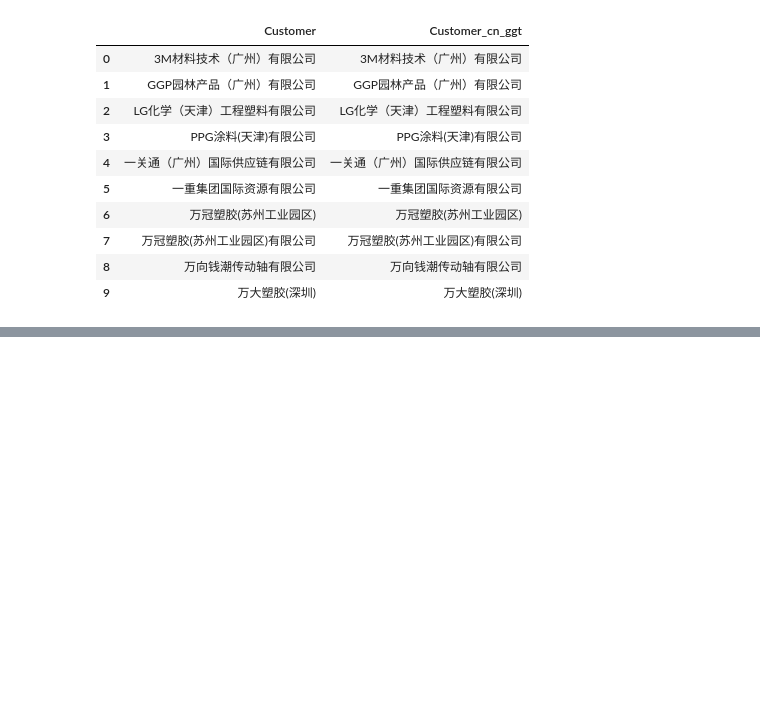
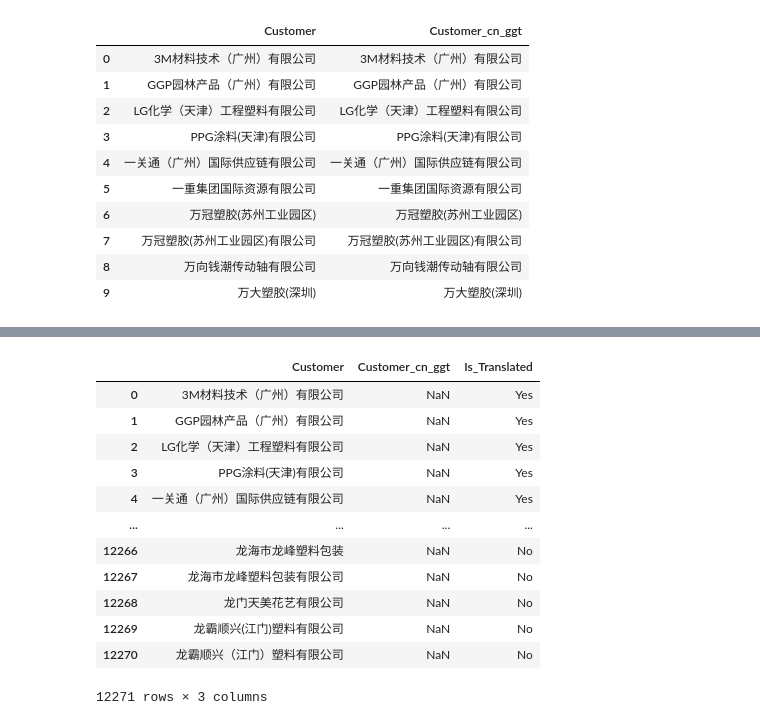
Before and after one commit to vittaya/DSEP, a Jupyter notebook: Chinese_Translate.ipynb, the cells around one changed output, grey strips where cells are left out. Cells and saved outputs as stored; diff of their text form; code cells hidden in the pictures; blank space fills up the shorter version.

```diff
--- a/Chinese_Translate.ipynb
+++ b/Chinese_Translate.ipynb
@@ -155,12 +98,0 @@ tmp_df
-# %%
-i=0
-customer_translated_df = pd.DataFrame()
-while (len(customer_df[customer_df['Is_Translated']=='No']) > 0) & (i<10):
-  print('Non-translate records = '+str(len(customer_df[customer_df['Is_Translated']=='No'])))
-
-  tmp_df = customer_df[customer_df['Is_Translated']=='No'].head(10).copy()
-  df.drop(df.index[[1,3]], inplace=True)
-  tmp_df['Customer_cn_ggt'] = customer_df[customer_df['Is_Translated']=='No'].head(10)['Customer'].apply(translator.translate, src='zh-cn').apply(getattr, args=('text',))
-  customer_df.loc[(customer_df['Customer']!=customer_df['Customer_cn_ggt']) & (customer_df['Customer_cn_ggt'].notnull()), 'Is_Translated'] = 'Yes'
-  i += 1
-  print('i = '+str(i))
@@ -203,0 +115,5 @@ customer_df
+# %%
+customer_ggt_df.loc[:,'Is_Translated'] = 'No'
+customer_ggt_df.loc[customer_ggt_df['Customer']!=customer_ggt_df['Customer_cn_ggt'], 'Is_Translated'] = 'Yes'
+
+customer_ggt_df[customer_ggt_df['Is_Translated']=='No']
@@ -203,0 +134,14 @@ customer_df
+# %%
+customer_ggt_df.loc[:,'Is_Translated'] = 'No'
+customer_ggt_df.loc[(customer_ggt_df['Customer']!=customer_ggt_df['Customer_cn_ggt']) & (customer_ggt_df['Customer_cn_ggt'].notnull()), 'Is_Translated'] = 'Yes'
+# %%
+i=0
+
+while (len(customer_ggt_df[customer_ggt_df['Is_Translated']=='No']) > 0) & (i<10):
+  print('Non-translate records = '+str(len(customer_ggt_df[customer_ggt_df['Is_Translated']=='No'])))
+
+  tmp_df = customer_ggt_df[customer_ggt_df['Is_Translated']=='No'].head(10)
+  tmp_df['Customer_cn_ggt'] = tmp_df['Customer'].apply(translator.translate, src='zh-cn').apply(getattr, args=('text',))
+  customer_ggt_df.loc[(customer_ggt_df['Customer']!=customer_ggt_df['Customer_cn_ggt']) & (customer_ggt_df['Customer_cn_ggt'].notnull()), 'Is_Translated'] = 'Yes'
+  i += 1
+  print('i = '+str(i))
@@ -203,0 +169,16 @@ customer_df
+# %%
+customer_ggt_df
+# %% [output]
+|  | Customer | Customer_cn_ggt | Is_Translated |
+| 0 | 3M材料技术（广州）有限公司 | NaN | Yes |
+| 1 | GGP园林产品（广州）有限公司 | NaN | Yes |
+| 2 | LG化学（天津）工程塑料有限公司 | NaN | Yes |
+| 3 | PPG涂料(天津)有限公司 | NaN | Yes |
+| 4 | 一关通（广州）国际供应链有限公司 | NaN | Yes |
+| ... | ... | ... | ... |
+| 12266 | 龙海市龙峰塑料包装 | NaN | No |
+| 12267 | 龙海市龙峰塑料包装有限公司 | NaN | No |
+| 12268 | 龙门天美花艺有限公司 | NaN | No |
+| 12269 | 龙霸顺兴(江门)塑料有限公司 | NaN | No |
+| 12270 | 龙霸顺兴（江门）塑料有限公司 | NaN | No |
+12271 rows × 3 columns
```
Also changed, not shown: parts of 17 cells of this notebook.
